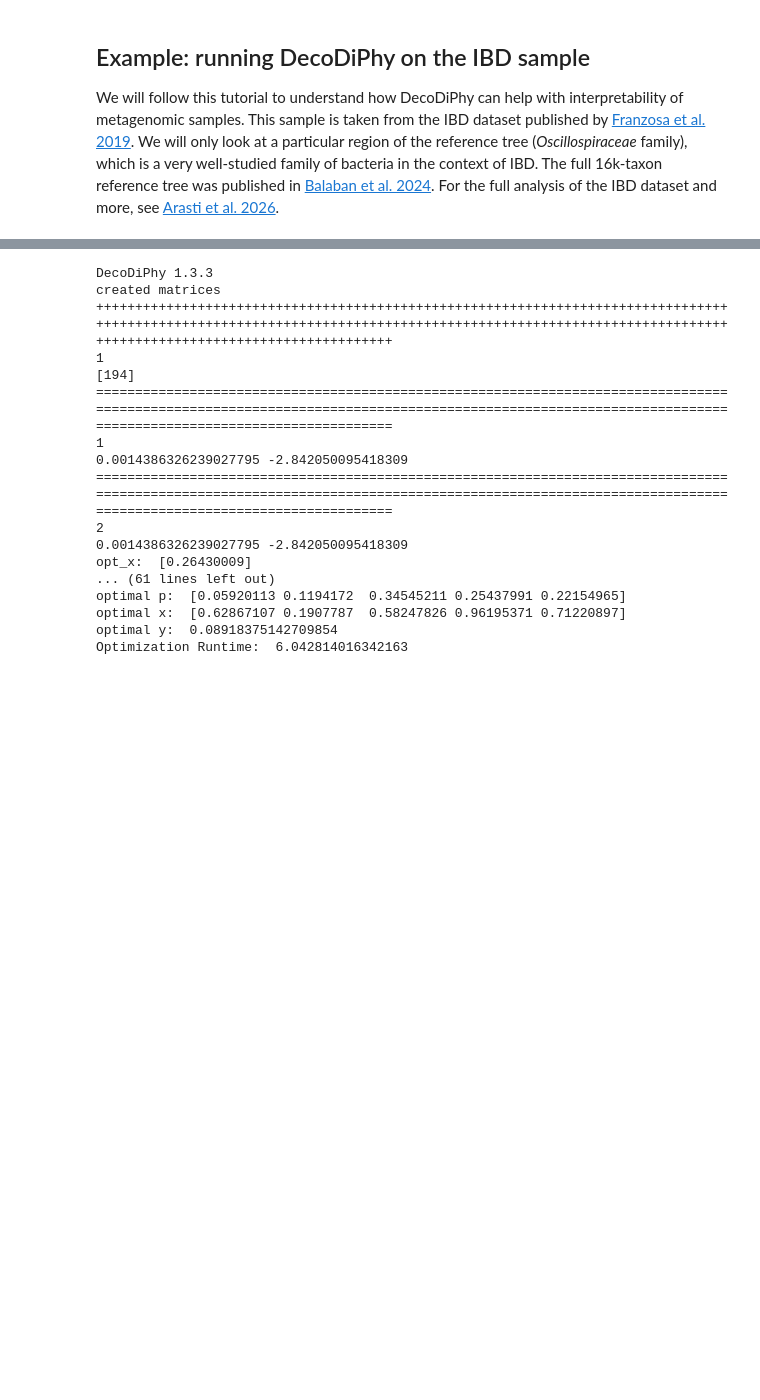
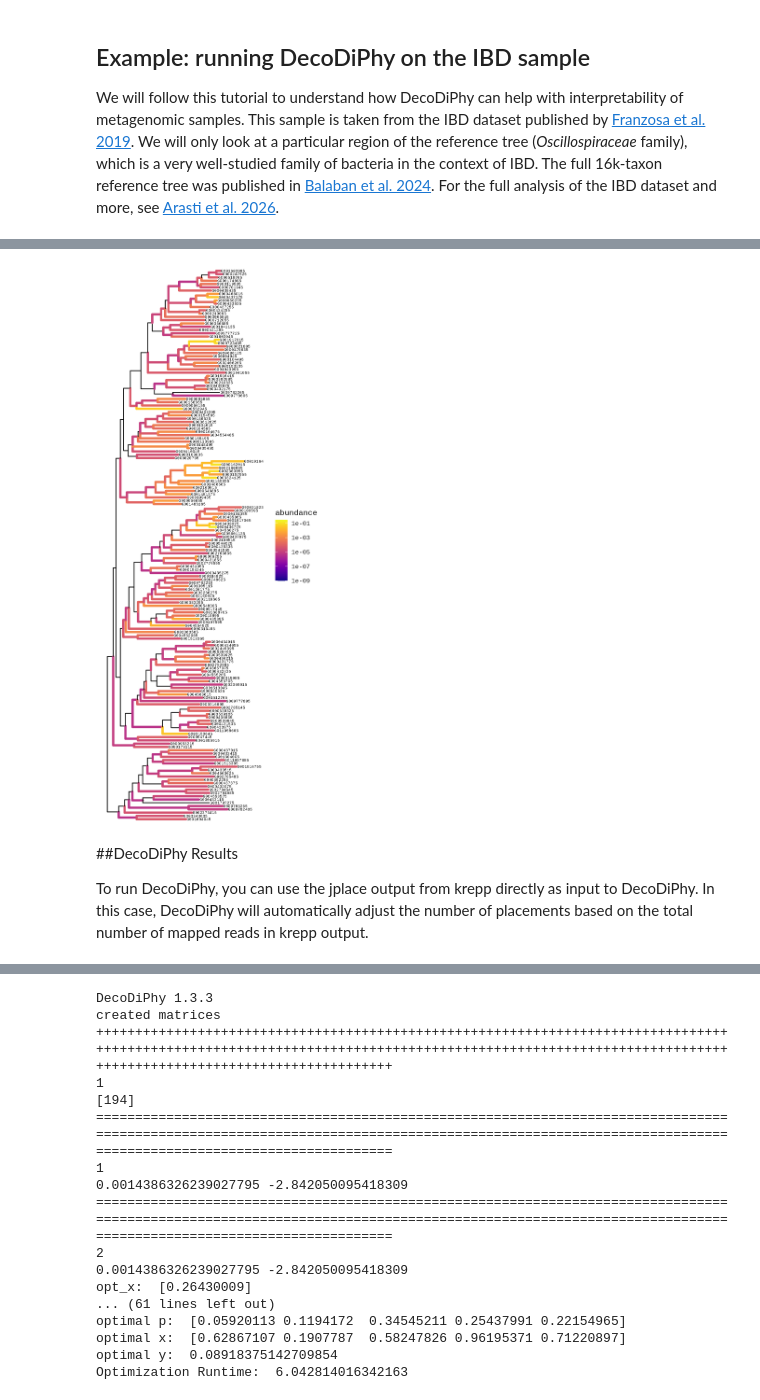
Before and after one commit to shayesteh99/DecoDiPhy, a Jupyter notebook: DecoDiPhy_tutorial.ipynb, the cells around one changed output, grey strips where cells are left out. Saved outputs shown, nothing was run; the diff lists cells and outputs as text; code cells hidden in the pictures; blank space fills up the shorter version.

```diff
--- a/DecoDiPhy_tutorial.ipynb
+++ b/DecoDiPhy_tutorial.ipynb
@@ -70,0 +89,9 @@ We will follow this tutorial to understand how DecoDiPhy can help with interpret
+# %%
+from IPython.display import Image
+Image("Example/krepp_results.png", width=400)
+# %% [output]
+[figure, added]
+# %% [markdown]
+##DecoDiPhy Results
+
+To run DecoDiPhy, you can use the jplace output from krepp directly as input to DecoDiPhy. In this case, DecoDiPhy will automatically adjust the number of placements based on the total number of mapped reads in krepp output.
```
Also changed, not shown: parts of 8 cells of this notebook.
